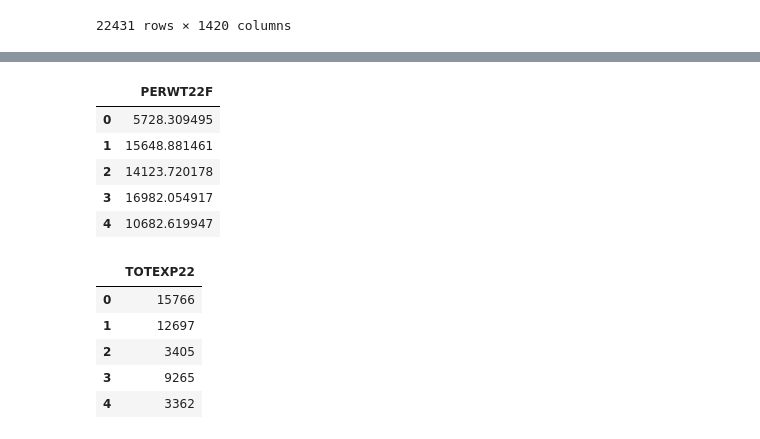
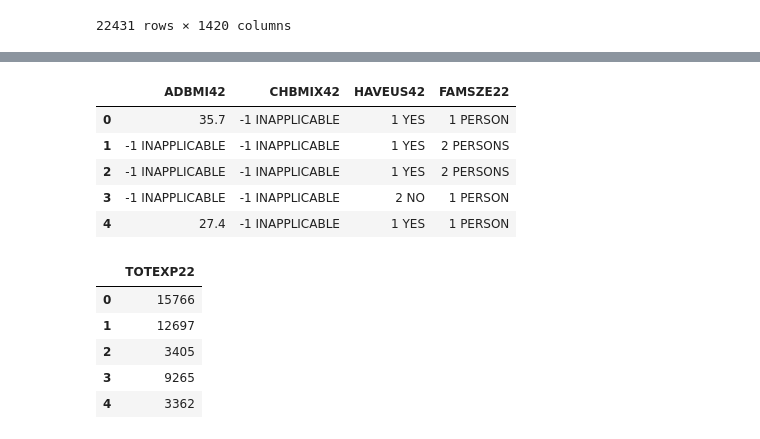
Before and after one commit to CL3364/health-insurance-risk-modeling-with-MEPS, a Jupyter notebook: notebooks/eda.ipynb, the cells around one changed output, grey strips where cells are left out. Cells and saved outputs as stored; diff of their text form; code cells hidden in the pictures.

```diff
--- a/notebooks/eda.ipynb
+++ b/notebooks/eda.ipynb
@@ -61,8 +61,11 @@ wanted_cols = [
     "INSCOV22", "INSURC22", "PRVEV22", "TRIEV22",
     "MCREV22", "MCDEV22", "VAEV22", "UNINS22",
 
-    # Weight
-    "PERWT22F",
+    # Weight / Utilization / BMI
+    "ADBMI42",      # Adult BMI (ages 18+)
+    "CHBMIX42",     # Child BMI (ages 6-17)
+    "HAVEUS42",
+    "FAMSZE22",
 
     # Target
     "TOTEXP22",
@@ -124,15 +127,15 @@ meps.head().iloc[:, 35:43]
 | 3 | 1 ANY PRIVATE | 1 <65 ANY PRIVATE | 1 YES | 2 NO | 2 NO | 2 NO | 2 NO | 2 NO |
 | 4 | 1 ANY PRIVATE | 1 <65 ANY PRIVATE | 1 YES | 2 NO | 2 NO | 2 NO | 2 NO | 2 NO |
 # %%
-# Utilization / Weight
-meps.head().iloc[:, 43:44]
+# BMI/ Utilization
+meps.head().iloc[:, 43:47]
 # %% [output]
-|  | PERWT22F |
-| 0 | 5728.309495 |
-| 1 | 15648.881461 |
-| 2 | 14123.720178 |
-| 3 | 16982.054917 |
-| 4 | 10682.619947 |
+|  | ADBMI42 | CHBMIX42 | HAVEUS42 | FAMSZE22 |
+| 0 | 35.7 | -1 INAPPLICABLE | 1 YES | 1 PERSON |
+| 1 | -1 INAPPLICABLE | -1 INAPPLICABLE | 1 YES | 2 PERSONS |
+| 2 | -1 INAPPLICABLE | -1 INAPPLICABLE | 1 YES | 2 PERSONS |
+| 3 | -1 INAPPLICABLE | -1 INAPPLICABLE | 2 NO | 1 PERSON |
+| 4 | 27.4 | -1 INAPPLICABLE | 1 YES | 1 PERSON |
 # %%
 # Target (total annual health care expenditures for an individual in calendar year 2022)
 meps[["TOTEXP22"]].head()
```
Also changed, not shown: parts of 15 cells of this notebook.
